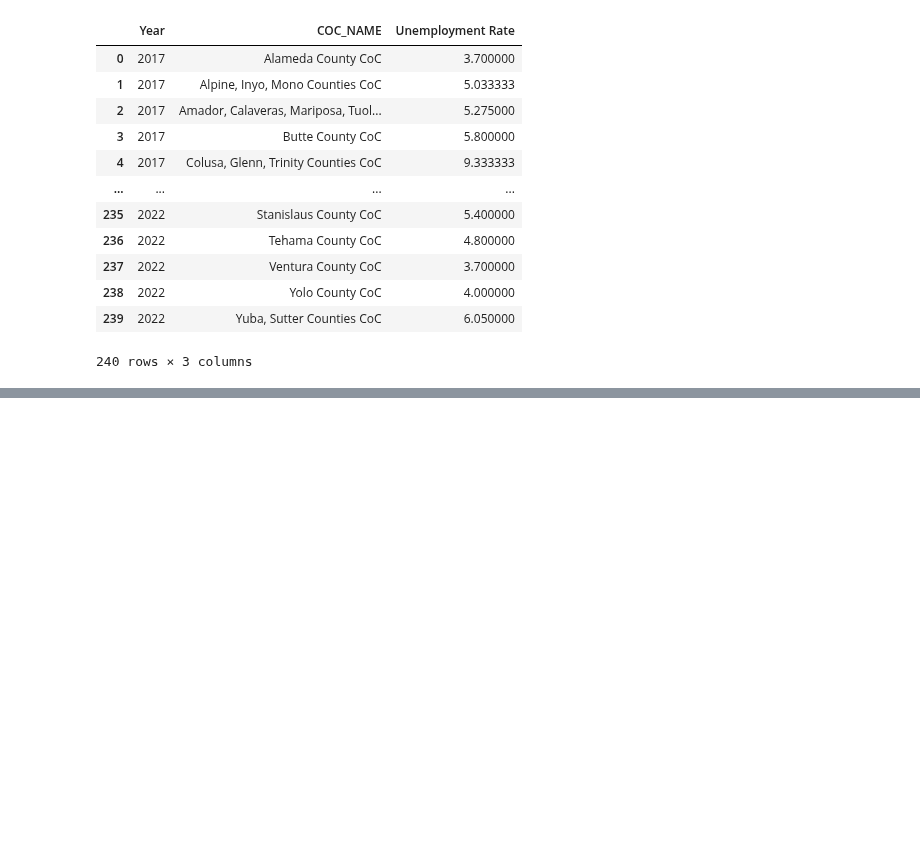
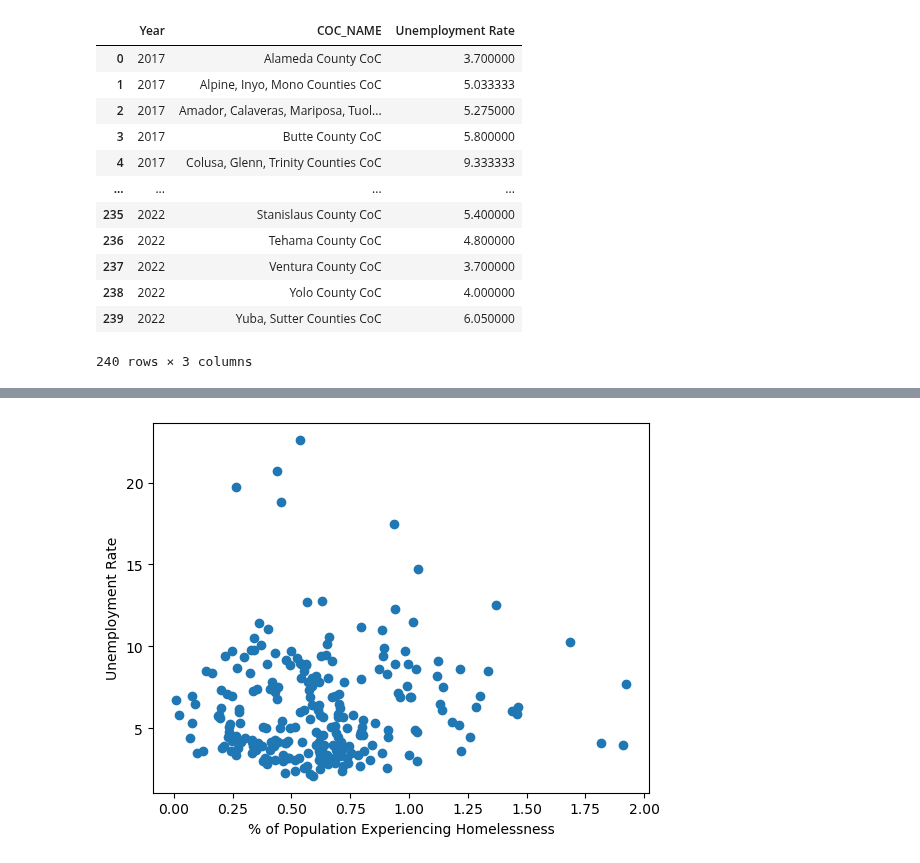
Before and after one commit to evacs/Project-1, a Jupyter notebook: matt_data_exploration.ipynb, the cells around one changed output, grey strips where cells are left out. Cells and saved outputs as stored; diff of their text form; code cells hidden in the pictures; blank space fills up the shorter version.

```diff
--- a/matt_data_exploration.ipynb
+++ b/matt_data_exploration.ipynb
@@ -306,0 +427,11 @@ total_pop_homeless
+# %%
+scatter_df = final_df
+
+x_axis=scatter_df['Homeless Rate']
+y_axis=scatter_df['Unemployment Rate']
+plt.scatter(x_axis,y_axis)
+plt.xlabel("% of Population Experiencing Homelessness")
+plt.ylabel("Unemployment Rate")
+plt.show()
+# %% [output]
+[figure, added]
```
Also changed, not shown: parts of 16 cells of this notebook.
